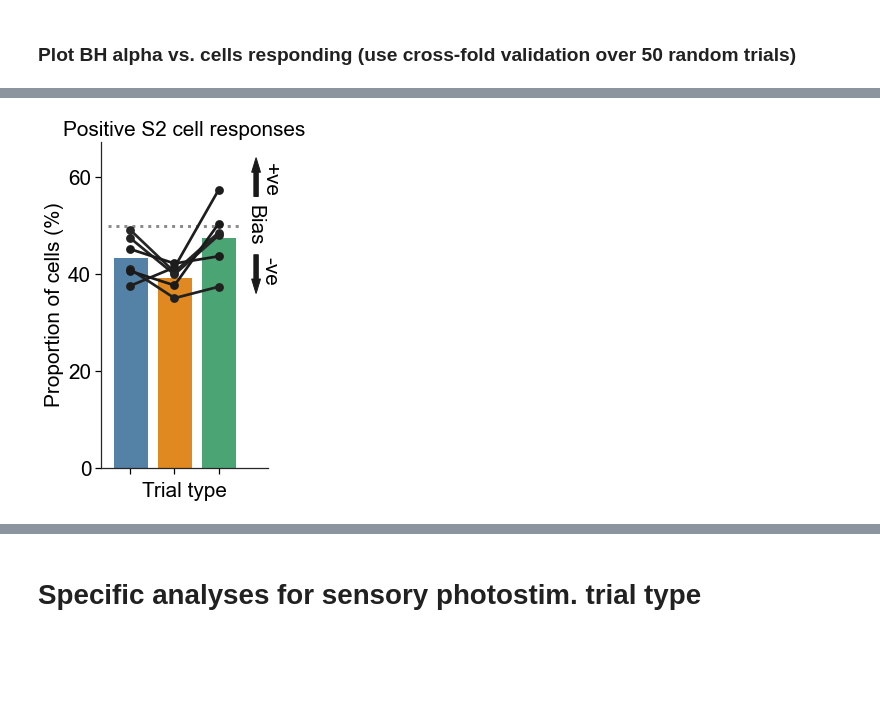
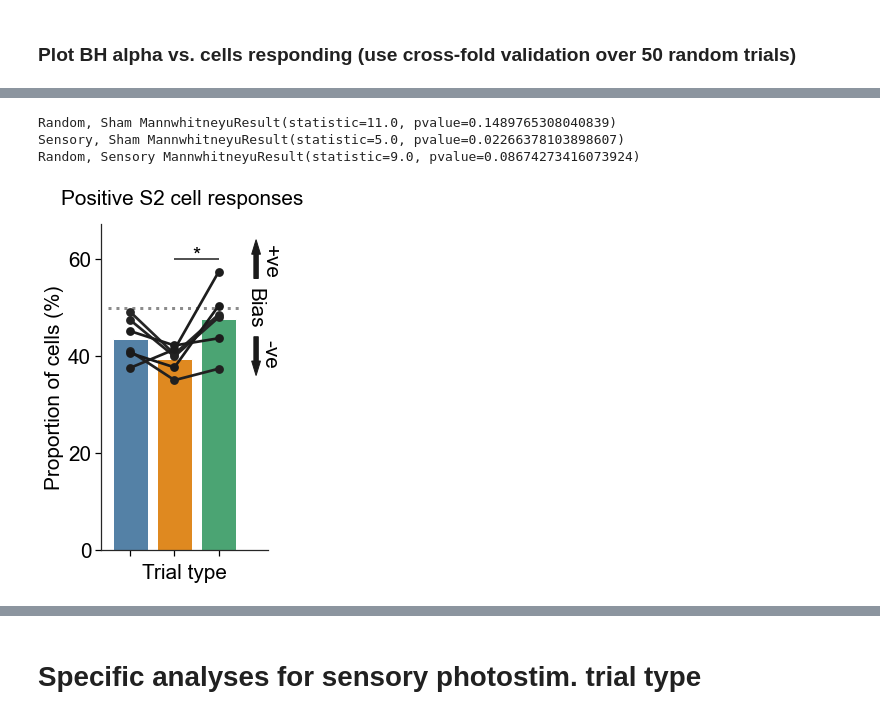
Before and after one commit to Packer-Lab/Vape, a Jupyter notebook: jupyter/rob/ia_photostim_analyses.ipynb, the cells around one changed output, grey strips where cells are left out. Cells and saved outputs as stored; diff of their text form; code cells hidden in the pictures; blank space fills up the shorter version.

```diff
--- a/jupyter/rob/ia_photostim_analyses.ipynb
+++ b/jupyter/rob/ia_photostim_analyses.ipynb
@@ -10,7 +10,7 @@ import utils.gsheets_importer as gsi
 import utils.ia_funcs as ia
 from utils.paq2py import *
 
-session_type = 'combined'
+session_type = 'projection_2sec_test'
 # 'sensory_nodetrend'
 # 'sensory_highactivity'
 # 'sensory_topactivity'
@@ -22,6 +22,7 @@ session_type = 'combined'
 # 'projection_2sec_test'
 # 'interneuron'
 # 'combined'
+# 'sensory_fewtargets'
 
 plot_lw = 3
 patch_color = '0.9'
@@ -164,7 +165,7 @@ if sensory:
 # save_path = fig_save_path + '_cell_grandaverage_dff_trace'
 # ia.savePlot(save_path)
 # %%
-# GRAND AVERAGE OF ALL CELLS (POSITIVE AND NEGATIVE)
+# GRAND AVERAGE OF TARGET CELLS (POSITIVE AND NEGATIVE)
 
 target_type = ['pr_target', 'ps_target', 'pr_target']
 responses = ['pr_sta_resp', 'ps_sta_resp', 'spont_sta_resp']
@@ -193,7 +194,7 @@ for label, target, response, color in zip(plot_labels, target_type, responses, p
     display(fig)
     clear_output(wait = True)
 
-    n_numbers.append(f'n = {len(s1_targets.unique())} cells for {label} non targets')
+    n_numbers.append(f'n = {len(s1_targets.unique())} cells for {label} targets')
 
 # construct patch to cover stim artifact period
 stim_patch = patches.Rectangle((0,-100), patch_size, 999, zorder=3, color=patch_color)
@@ -799,7 +791,7 @@ for test, label, target, response, color in zip(stat_test, plot_labels, target_t
         display(fig)
         clear_output(wait = True)
 
-        n_numbers.append(f'n = {len(cell_id_list.unique())} cells for {label} {target_text[col]}')
+#         n_numbers.append(f'n = {len(cell_id_list.unique())} cells for {label} {target_text[col]}')
 
 # construct patch to cover stim artifact period
 stim_patch = patches.Rectangle((0,-100), patch_size, 999, zorder=3, color=patch_color)
@@ -976 +1025,12 @@ n = 6 animals
+# %%
+s1_nontargets = cell_df[~cell_df['ps_target'] & cell_df['s2_cell']].index
+df_filter = cell_mean_timepoint_df['cell_id'].isin(s1_nontargets)
+filtered_df = cell_mean_timepoint_df[df_filter]
+
+fig, ax = plt.subplots(1,1,figsize=(10,10))
+sns.lineplot(data=filtered_df, x='timepoint', y='ps_sta_resp',
+             estimator='mean', ci=95, hue='session_id', linewidth=plot_lw);
+
+save_path = fig_save_path + '_cell_grandaverage_dff_trace_s2_animalwise_colorcoded_ps'
+ia.savePlot(save_path)
 # %%
@@ -1062,35 +1115,62 @@ temp_df['positive_cells'] = 100-temp_df['positive_cells']
 sns.pointplot(data=temp_df, x='trial_type', y='positive_cells', hue='session_id', color='k', ax=ax)
 sns.barplot(data=temp_df, x='trial_type', y='positive_cells', palette=sns.color_palette(plot_colors),
             ci=None, ax=ax, zorder=-1)
 ax.yaxis.set_major_locator(plt.MaxNLocator(4))
 
 # sns.swarmplot(data=s2_nontargets_neg_df, color='k', edgecolor='k')
 # sns.violinplot(data=s2_nontargets_neg_df, cut=0, scale='width', palette=sns.color_palette(plot_colors))
 plt.hlines(50, -0.5, 2.5, linestyles='dotted', zorder=4, alpha=0.5, color='k', lw=3);
 plt.xlabel('Trial type')
 plt.ylabel('Proportion of cells (%)')
-plt.title('Positive S2 cell responses')
+plt.suptitle('Positive S2 cell responses', fontsize='xx-large', y=0.96)
 
 ax.text(2.6, 50, 'Bias', va='center', fontsize='xx-large', rotation=-90)
 
 ax.text(2.95, 40.5, '-ve', va='center', fontsize='xx-large', rotation=-90)
 ax.arrow(2.85, 44, 0, -5, width=0.1, head_width=0.2, head_length=3, color='k')
 
 ax.arrow(2.85, 56, 0, 5, width=0.1, head_width=0.2, head_length=3, color='k')
 ax.text(2.95, 59.5, '+ve', va='center', fontsize='xx-large', rotation=-90)
 
 ax0_labels = [item.get_text() for item in ax.get_xticklabels()]
 ax0_labels = ['','','']
 
 ax.set_xticklabels(ax0_labels)
 
 ax.legend().set_visible(False)
 
+#stats
+group1 = temp_df[temp_df['trial_type']==plot_labels[0]]['positive_cells'].to_numpy()
+group2 = temp_df[temp_df['trial_type']==plot_labels[1]]['positive_cells'].to_numpy()
+group3 = temp_df[temp_df['trial_type']==plot_labels[2]]['positive_cells'].to_numpy()
+
+print(f'{plot_labels[0]}, {plot_labels[2]}', stats.mannwhitneyu(group1, group3))
+print(f'{plot_labels[1]}, {plot_labels[2]}', stats.mannwhitneyu(group2, group3))
+print(f'{plot_labels[0]}, {plot_labels[1]}', stats.mannwhitneyu(group1, group2))
+
+if sensory:
+#     ax.hlines(52, 0, 1, color='k')
+#     ax.text(0.15, 53, 'n.s.', fontsize='xx-large')
+    ax.hlines(60, 1, 2, color='k')
+    ax.text(1.4, 59.5, '*', fontsize='xx-large')
+#     ax.hlines(64, 0, 2, color='k')
+#     ax.text(0.65, 65, 'n.s.', fontsize='xx-large')
+# if projection:
+#     ax.hlines(-0.004, 0, 1, color='k')
+#     ax.text(0.6, -0.007, '**', fontsize='xx-large')
+#     ax.hlines(0.006, 1, 2, color='k')
+#     ax.text(1.9, 0.006, 'n.s.', fontsize='x-large')
+#     ax.hlines(0.009, 0, 2, color='k')
+#     ax.text(1, 0.008, '*', fontsize='xx-large')
+
 # save the figure
 save_path = fig_save_path + '_proportion_nontarget_cell_positive_responses'
 ia.savePlot(save_path)
 # %% [output]
+Random, Sham MannwhitneyuResult(statistic=11.0, pvalue=0.1489765308040839)
+Sensory, Sham MannwhitneyuResult(statistic=5.0, pvalue=0.02266378103898607)
+Random, Sensory MannwhitneyuResult(statistic=9.0, pvalue=0.08674273416073924)
-[figure, old version]
+[figure, new version]
 # %%
 # list of column names to be used to filter the dataframe
 
```
Also changed, not shown: parts of 64 cells of this notebook, 6 other files.
